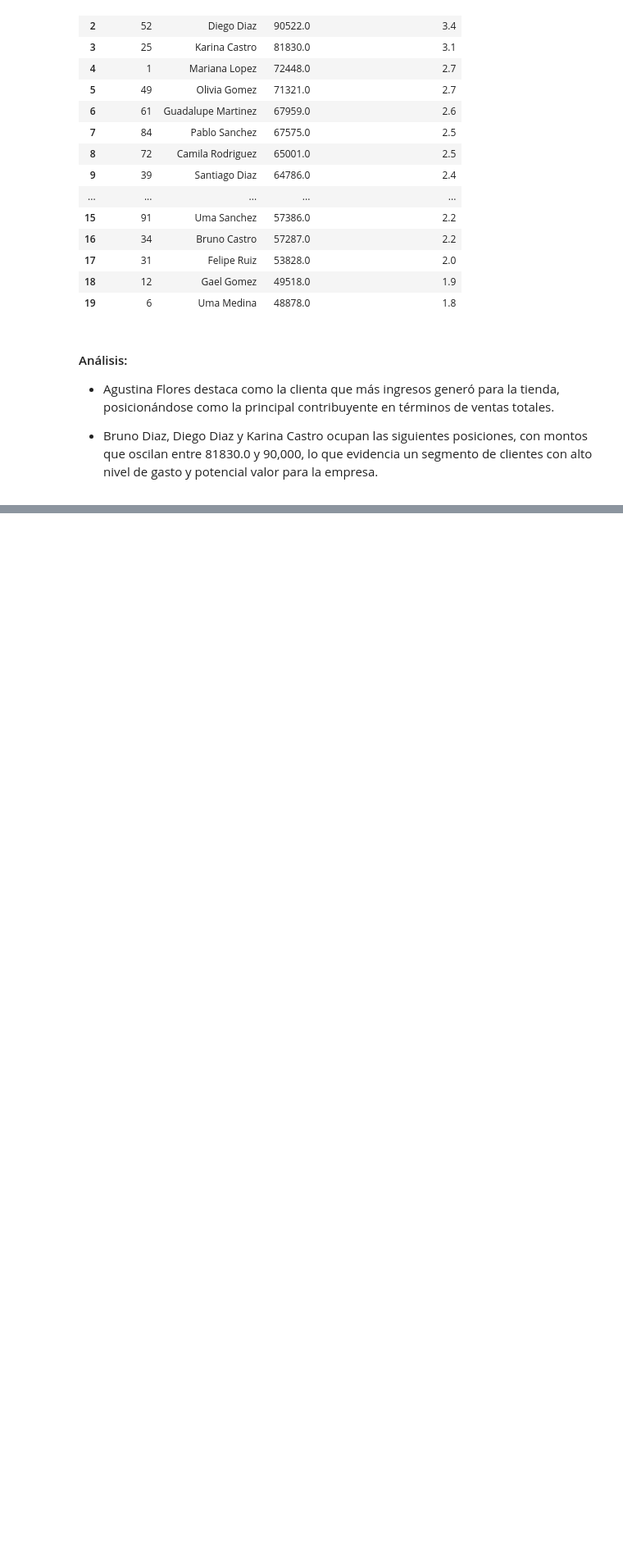
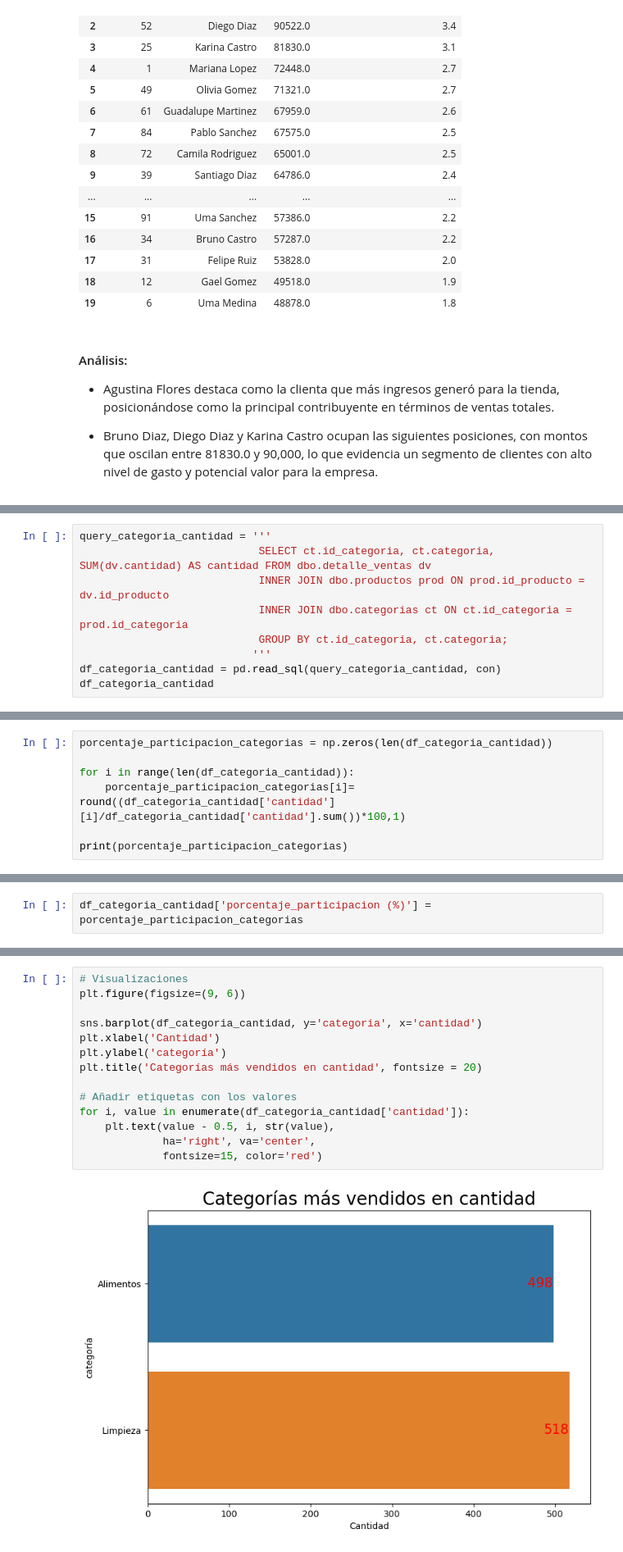
Before and after one commit to Marcio26Mallqui/Tienda-Aurelion, a Jupyter notebook: Análisis Exploratorio de datos.ipynb, the cells around one changed output, grey strips where cells are left out. Shown at 82% size. Saved outputs shown, nothing was run; the diff lists cells and outputs as text; blank space fills up the shorter version.

```diff
--- a/Análisis Exploratorio de datos.ipynb
+++ b/Análisis Exploratorio de datos.ipynb
@@ -709,0 +839,9 @@ OperationalError: (pyodbc.OperationalError) ('08001', "[08001] [Microsoft][ODBC
+# %%
+query_categoria_cantidad = '''
+                            SELECT ct.id_categoria, ct.categoria, SUM(dv.cantidad) AS cantidad FROM dbo.detalle_ventas dv
+                            INNER JOIN dbo.productos prod ON prod.id_producto = dv.id_producto
+                            INNER JOIN dbo.categorias ct ON ct.id_categoria = prod.id_categoria
+                            GROUP BY ct.id_categoria, ct.categoria;
+                           '''
+df_categoria_cantidad = pd.read_sql(query_categoria_cantidad, con)
+df_categoria_cantidad
@@ -709,0 +852,7 @@ OperationalError: (pyodbc.OperationalError) ('08001', "[08001] [Microsoft][ODBC
+# %%
+porcentaje_participacion_categorias = np.zeros(len(df_categoria_cantidad))
+
+for i in range(len(df_categoria_cantidad)):
+    porcentaje_participacion_categorias[i]= round((df_categoria_cantidad['cantidad'][i]/df_categoria_cantidad['cantidad'].sum())*100,1)
+
+print(porcentaje_participacion_categorias)
@@ -709,0 +861,2 @@ OperationalError: (pyodbc.OperationalError) ('08001', "[08001] [Microsoft][ODBC
+# %%
+df_categoria_cantidad['porcentaje_participacion (%)'] = porcentaje_participacion_categorias
@@ -709,0 +869,16 @@ OperationalError: (pyodbc.OperationalError) ('08001', "[08001] [Microsoft][ODBC
+# %%
+# Visualizaciones
+plt.figure(figsize=(9, 6))
+
+sns.barplot(df_categoria_cantidad, y='categoria', x='cantidad')
+plt.xlabel('Cantidad')
+plt.ylabel('categoría')
+plt.title('Categorías más vendidos en cantidad', fontsize = 20)
+
+# Añadir etiquetas con los valores
+for i, value in enumerate(df_categoria_cantidad['cantidad']):
+    plt.text(value - 0.5, i, str(value),
+             ha='right', va='center',
+             fontsize=15, color='red')
+# %% [output]
+[figure, added]
```
Also changed, not shown: parts of 51 cells of this notebook.
